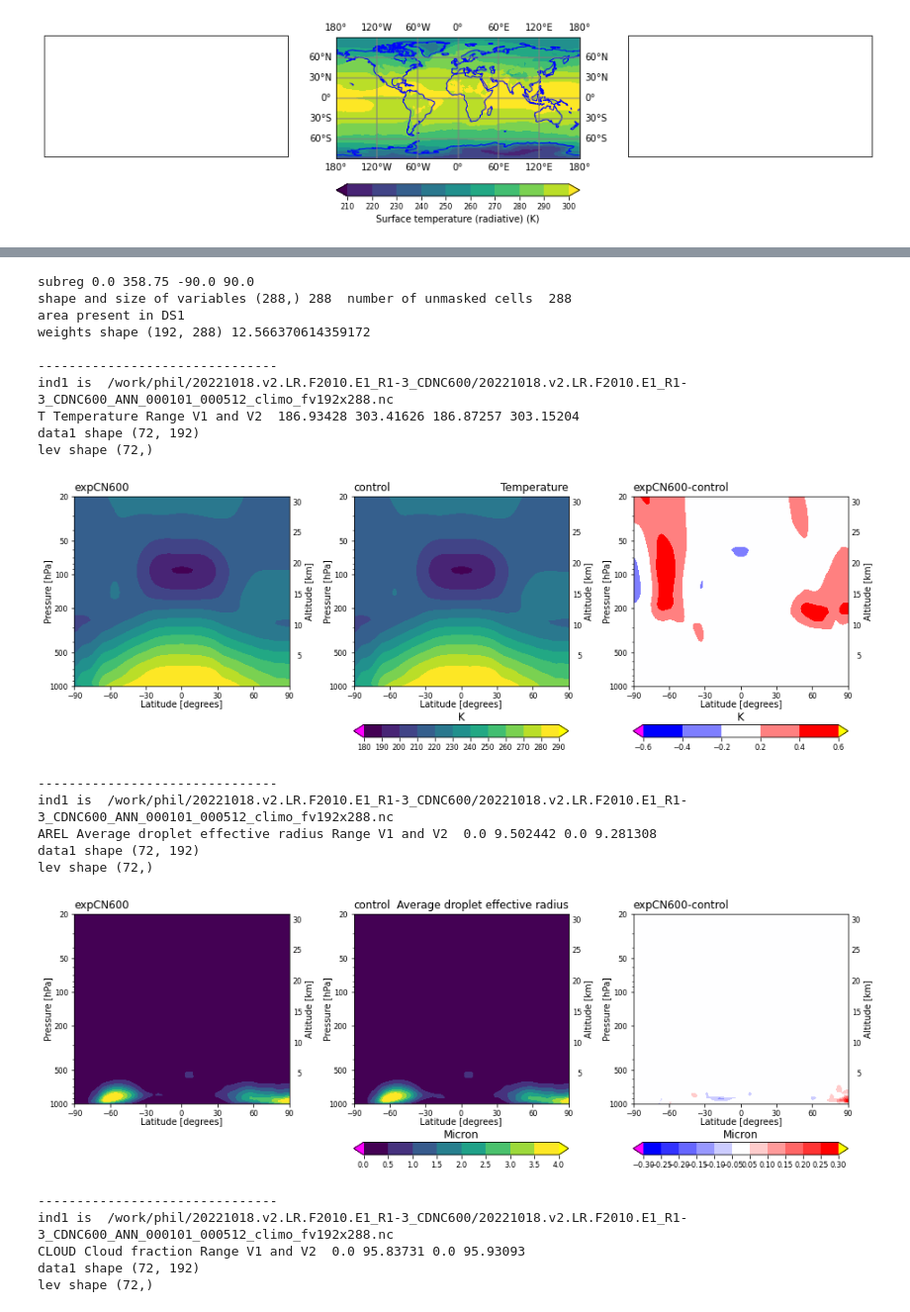
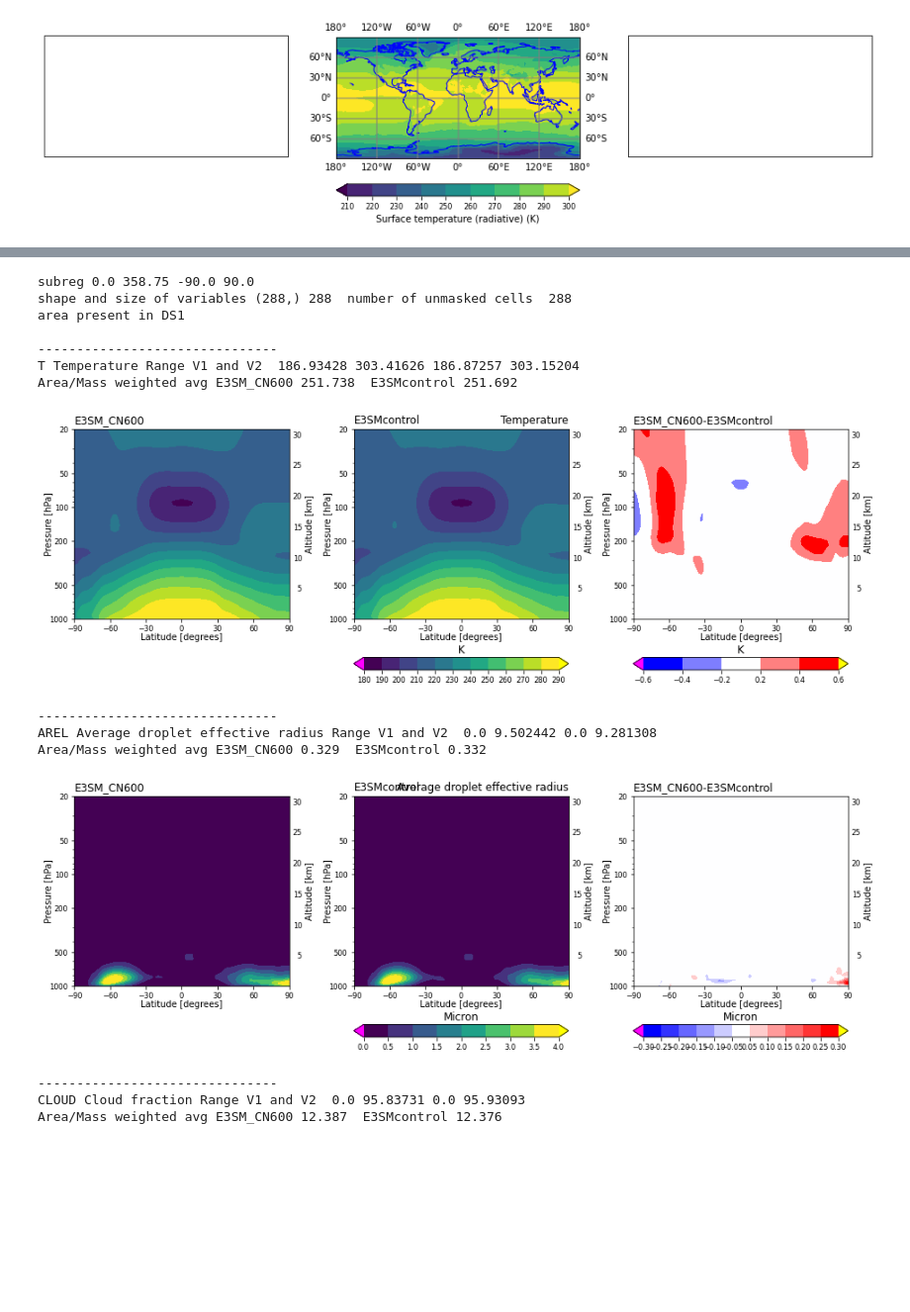
Before and after one commit to philrasch/PhilsPython, a Jupyter notebook: compare_sims_test.ipynb, the cells around one changed output, grey strips where cells are left out. Shown at 99% size. Cells and saved outputs as stored; diff of their text form; code cells hidden in the pictures; blank space fills up the shorter version.

```diff
--- a/compare_sims_test.ipynb
+++ b/compare_sims_test.ipynb
@@ -297,0 +239,11 @@ V1A 0.165  V2A 0.163  DVA 0.002
+# %%
+Varname = 'U'
+ind1 = fstring1 % (case_start1,Varname,case_end1)
+print('example string used for file open',ind1)
+DS1 = xr.open_mfdataset(ind1).transpose(...,'lev')
+required_dims = ('lon', 'lat', 'lev')
+mylist = find_vars_bydims(DS1,required_dims)
+print('mylist',mylist)
+Var = DS1[mylist[0]]
+print('vvv',Var)
+help(find_vars_bydims)
@@ -312,7 +285,7 @@ else:
     print('area not found')
     wtsh = make_fvarea(lonsub.values,latsub.values)
 
-print('weights shape',wtsh.shape,wtsh.sum())
+#print('weights shape',wtsh.shape,wtsh.sum())
 
 Varlist = np.array(['T','AREL','CLOUD'])
 
@@ -322,7 +295,7 @@ for Vname in Varlist:
     print()
     print('-------------------------------')
     ind1 = fstring1 % (case_start1,Vname,case_end1)
-    print('ind1 is ', ind1)
+    #print('ind1 is ', ind1)
     DS1 = xr.open_mfdataset(ind1).transpose(...,'lev') # make sure lev is last index
     DS1 = center_time(DS1)
     ind2 = fstring2 % (case_start2,Vname,case_end2)  # make sure lev is last index
@@ -341,62 +314,57 @@ for Vname in Varlist:
         DV = V1-V2
         print(Vname, V1.attrs['long_name'],'Range V1 and V2 ',V1.min().values, V1.max().values, V2.min().values, V2.max().values)
 
-        """
+        # """
+
         DPOG1 = xr_getvar('DPOG',DS1,regtag=regtag).mean(dim='time',keep_attrs=True)
-        print('xxx',wtsh.shape,DPOG1.shape)
         weights1 = wtsh[...,np.newaxis]*DPOG1
         DPOG2 = xr_getvar('DPOG',DS2,regtag=regtag).mean(dim='time',keep_attrs=True)
         weights2 = wtsh[...,np.newaxis]*DPOG2
         V1A = V1.weighted(weights1).mean()
         V2A = V2.weighted(weights2).mean()
-        print('V1A %5.3f' % (V1A.values),' V2A %5.3f' % (V2A.values))
-        """
+        print('Area/Mass weighted avg '+pref1+' %5.3f' % (V1A.values),' '+pref2+' %5.3f' % (V2A.values))
+
+        # """
+
         data1 = V1.mean(dim='lon',keep_attrs=True).transpose().values
-        print('data1 shape',data1.shape)
+        #print('data1 shape',data1.shape)
         data2 = V2.mean(dim='lon',keep_attrs=True).transpose().values
         datad = data1-data2
 
 
         lev = V1['lev'].values
-        print('lev shape',lev.shape)
+        #print('lev shape',lev.shape)
 
 #        plotZMf(data1, lat_h, lev)
         fig, axes = plt.subplots(ncols=3
                                  ,gridspec_kw={'width_ratios': [1, 1, 1]}
 #                                 ,subplot_kw={'projection': ccrs.PlateCarree()}
                                  ,figsize=(16,5)
                                 )
         ytop = 20.
         plotZMf(data1, lat, lev,axesa=axes[0],plotOpt={'colorbar':"botnd",'units':V1.units,'ltitle':pref1,'ytop':ytop})
         plotZMf(data2, lat, lev,axesa=axes[1],plotOpt={'colorbar':"bot",'units':V2.units,'ltitle':pref2,'rtitle':V2.long_name,'ytop':ytop})
         dlevs = findNiceContours(np.array([datad.min(),datad.max()]),nlevs = 10, rmClev=0.,sym=True)
         dmap = diverge_map()
         plotZMf(datad, lat, lev,axesa=axes[2],plotOpt={'clevs':dlevs,'cmap':dmap,'colorbar':"bot",'units':V2.units,'ytop':ytop,'ltitle':pref1+'-'+pref2})
 
         #print('attribute check on xarray',hasattr(V1,'units'))
         #plt.savefig('test_'+Vname+'.jpg',format='jpg')
         #plt.tight_layout()
         plt.show()
 # %% [output]
 subreg 0.0 358.75 -90.0 90.0
 shape and size of variables (288,) 288  number of unmasked cells  288
 area present in DS1
-weights shape (192, 288) 12.566370614359172
 
 -------------------------------
-ind1 is  /work/phil/20221018.v2.LR.F2010.E1_R1-3_CDNC600/20221018.v2.LR.F2010.E1_R1-3_CDNC600_ANN_000101_000512_climo_fv192x288.nc
 T Temperature Range V1 and V2  186.93428 303.41626 186.87257 303.15204
-data1 shape (72, 192)
-lev shape (72,)
+Area/Mass weighted avg E3SM_CN600 251.738  E3SMcontrol 251.692
-[figure, old version]
+[figure, new version]
 -------------------------------
-ind1 is  /work/phil/20221018.v2.LR.F2010.E1_R1-3_CDNC600/20221018.v2.LR.F2010.E1_R1-3_CDNC600_ANN_000101_000512_climo_fv192x288.nc
 AREL Average droplet effective radius Range V1 and V2  0.0 9.502442 0.0 9.281308
-data1 shape (72, 192)
-lev shape (72,)
+Area/Mass weighted avg E3SM_CN600 0.329  E3SMcontrol 0.332
-[figure, old version]
+[figure, new version]
 -------------------------------
-ind1 is  /work/phil/20221018.v2.LR.F2010.E1_R1-3_CDNC600/20221018.v2.LR.F2010.E1_R1-3_CDNC600_ANN_000101_000512_climo_fv192x288.nc
 CLOUD Cloud fraction Range V1 and V2  0.0 95.83731 0.0 95.93093
-data1 shape (72, 192)
-lev shape (72,)
+Area/Mass weighted avg E3SM_CN600 12.387  E3SMcontrol 12.376
```
Also changed, not shown: parts of 5 cells of this notebook, 1 other file.
